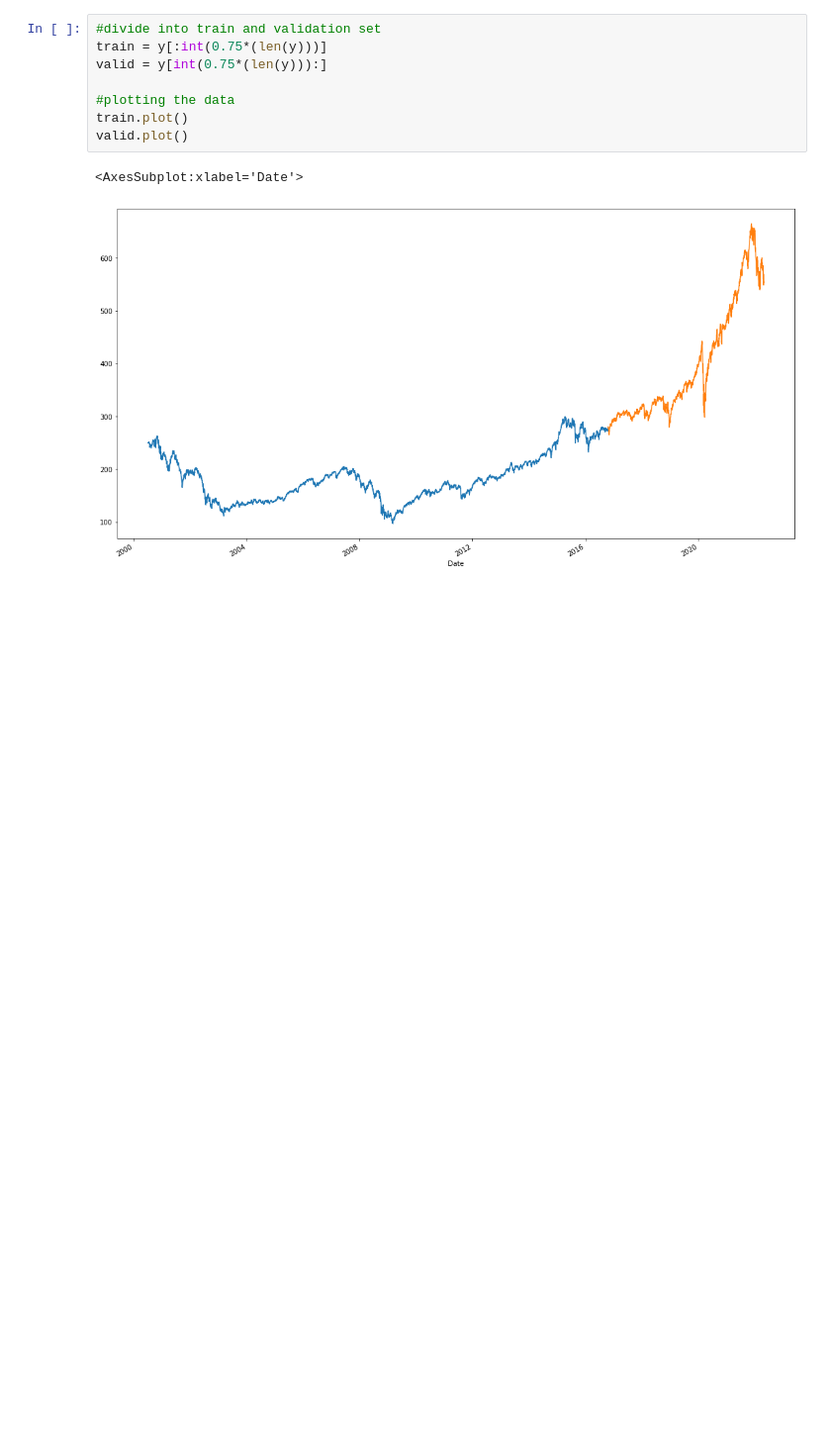
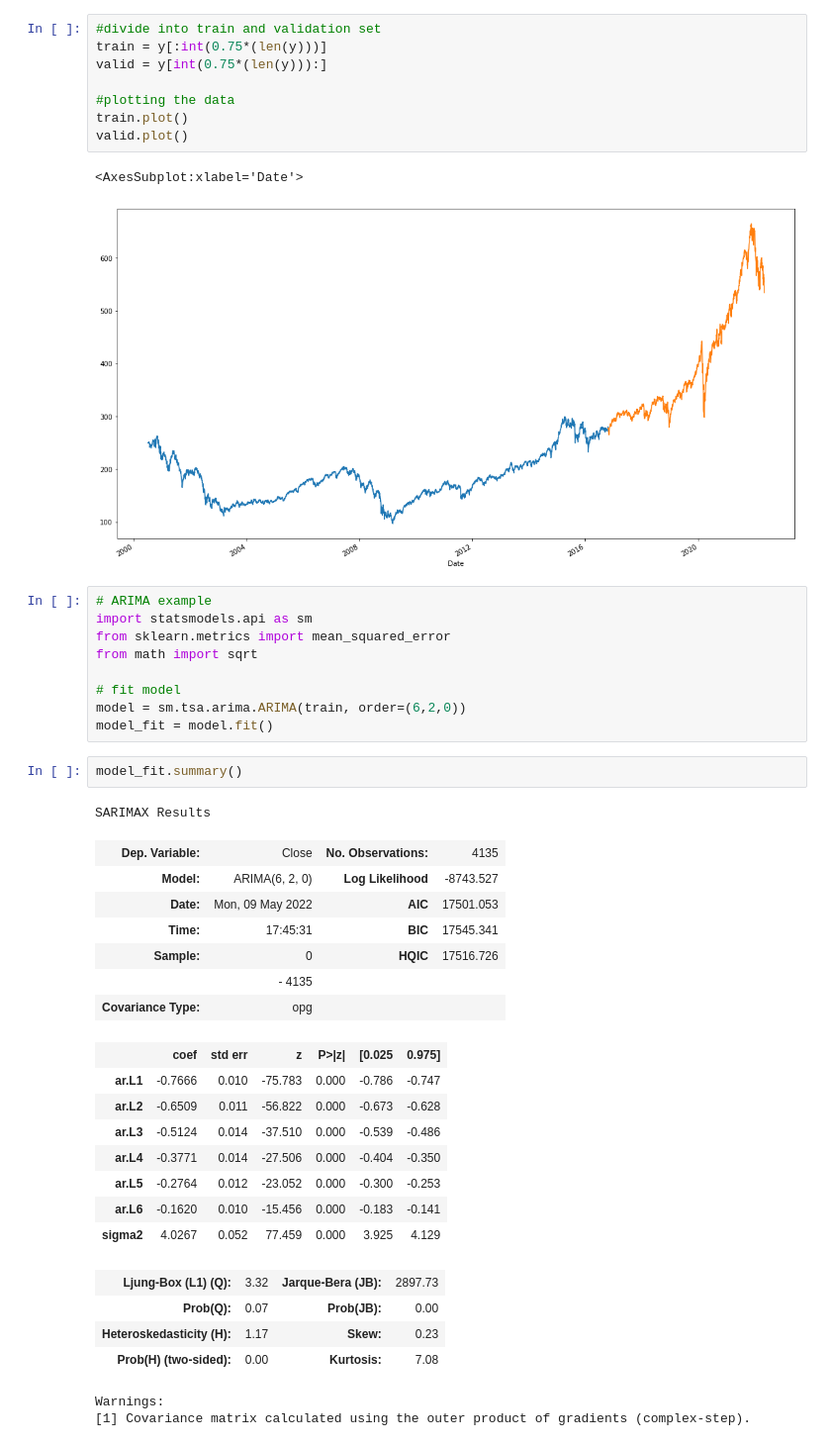
Before and after one commit to eshraongithub/global_sustainable_equity_fund_etl_and_time_series_forecasting, a Jupyter notebook: gsef_time_series_analysis.ipynb, the cells around one changed output. Shown at 99% size. Saved outputs shown, nothing was run; the diff lists cells and outputs as text; blank space fills up the shorter version.

Commit message:
Add ARIMA model to timer series analysis notebook

```diff
--- a/gsef_time_series_analysis.ipynb
+++ b/gsef_time_series_analysis.ipynb
@@ -510,3 +510,37 @@ valid.plot()
 # %% [output]
 <AxesSubplot:xlabel='Date'>
 [figure]
+# %%
+# ARIMA example
+import statsmodels.api as sm
+from sklearn.metrics import mean_squared_error
+from math import sqrt
+
+# fit model
+model = sm.tsa.arima.ARIMA(train, order=(6,2,0))
+model_fit = model.fit()
+# %%
+model_fit.summary()
+# %% [output]
+SARIMAX Results
+| Dep. Variable: | Close | No. Observations: | 4135 |
+| Model: | ARIMA(6, 2, 0) | Log Likelihood | -8743.527 |
+| Date: | Mon, 09 May 2022 | AIC | 17501.053 |
+| Time: | 17:45:31 | BIC | 17545.341 |
+| Sample: | 0 | HQIC | 17516.726 |
+|  | - 4135 |  |  |
+| Covariance Type: | opg |  |  |
+|  | coef | std err | z | P>|z| | [0.025 | 0.975] |
+| ar.L1 | -0.7666 | 0.010 | -75.783 | 0.000 | -0.786 | -0.747 |
+| ar.L2 | -0.6509 | 0.011 | -56.822 | 0.000 | -0.673 | -0.628 |
+| ar.L3 | -0.5124 | 0.014 | -37.510 | 0.000 | -0.539 | -0.486 |
+| ar.L4 | -0.3771 | 0.014 | -27.506 | 0.000 | -0.404 | -0.350 |
+| ar.L5 | -0.2764 | 0.012 | -23.052 | 0.000 | -0.300 | -0.253 |
+| ar.L6 | -0.1620 | 0.010 | -15.456 | 0.000 | -0.183 | -0.141 |
+| sigma2 | 4.0267 | 0.052 | 77.459 | 0.000 | 3.925 | 4.129 |
+| Ljung-Box (L1) (Q): | 3.32 | Jarque-Bera (JB): | 2897.73 |
+| Prob(Q): | 0.07 | Prob(JB): | 0.00 |
+| Heteroskedasticity (H): | 1.17 | Skew: | 0.23 |
+| Prob(H) (two-sided): | 0.00 | Kurtosis: | 7.08 |
+Warnings:
+[1] Covariance matrix calculated using the outer product of gradients (complex-step).
```
Also changed, not shown: parts of 14 cells of this notebook, 5 other files.
